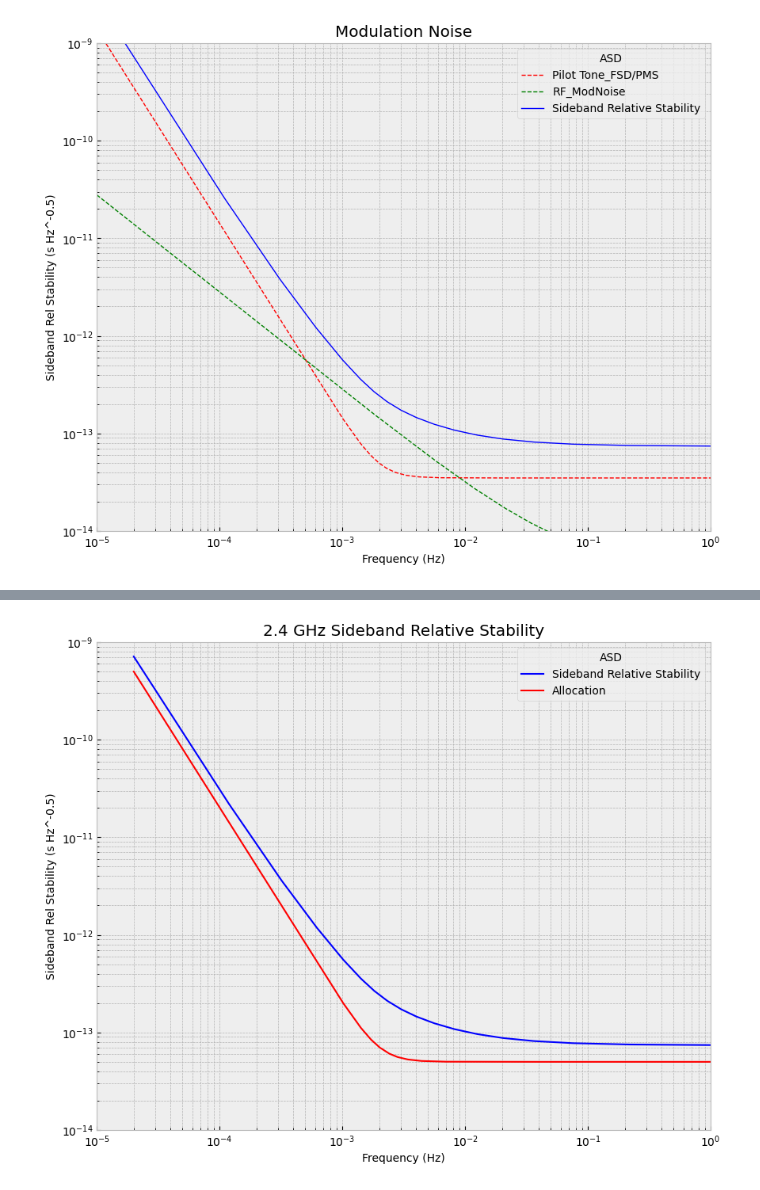
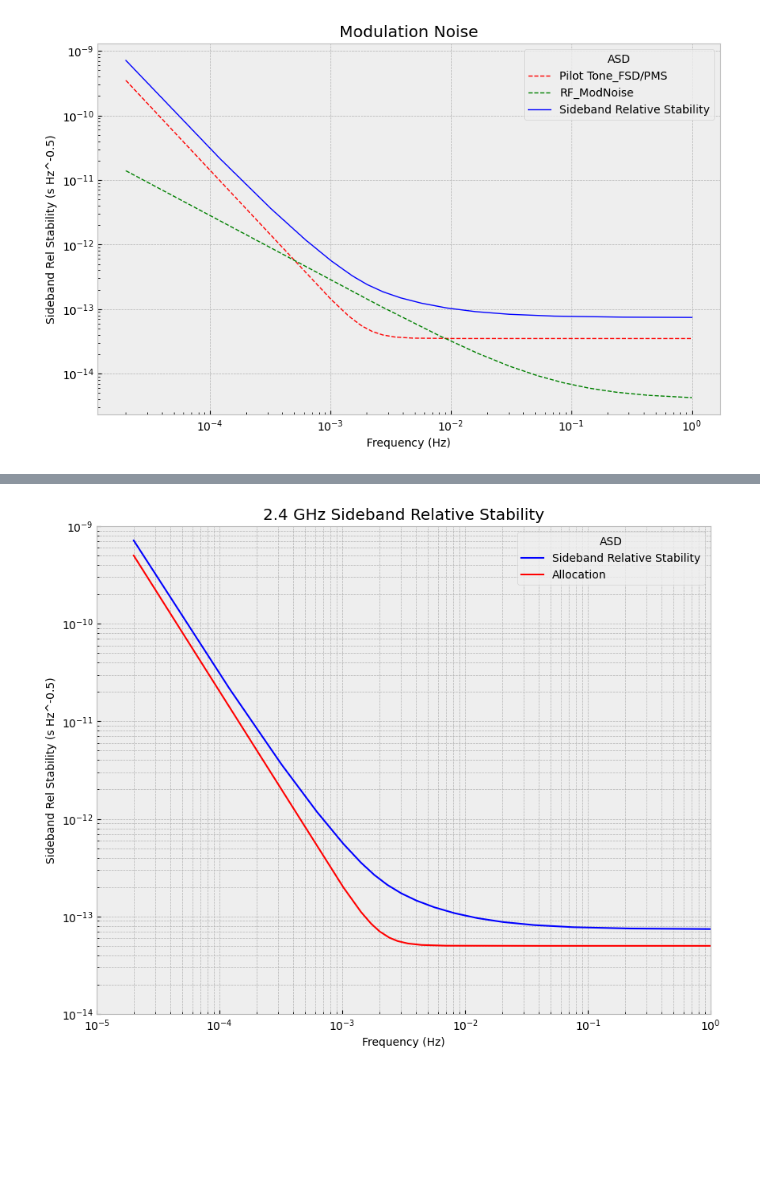
Before and after one commit to raidurgesh/RFNoise, a Jupyter notebook: RFModErr0.ipynb, the cells around one changed output, grey strips where cells are left out. Cells and saved outputs as stored; diff of their text form; code cells hidden in the pictures; blank space fills up the shorter version.

```diff
--- a/RFModErr0.ipynb
+++ b/RFModErr0.ipynb
@@ -76,18 +46,15 @@ Image(url= "https://perf-lisa.in2p3.fr/figs/e41a1d9a-0f74-4a0b-9943-746ba5eeb33f
 # %%
-plt.figure(figsize=(10,8))
+plt.figure(figsize=(10,6))
 plt.plot(freq, Timing_Stability_FDS, 'r--',label = "Pilot Tone_FSD/PMS", linewidth=1.0)
 #plt.plot(freq, Timing_Stability_PMS, 'k-',label = "Pilot Tone_PMS", linewidth=0.5)
 plt.plot(freq, RF_ModNoise, 'g--',label = "RF_ModNoise", linewidth=1.0)
 plt.plot(freq, SB_RelStability, 'b-',label = "Sideband Relative Stability", linewidth=1.0)
 plt.yscale("log")
 plt.xscale("log")
-plt.ylim(1e-14, 1e-9)
-plt.xlim(1e-5, 1)
 plt.title("Modulation Noise")
 plt.xlabel("Frequency (Hz)")
 plt.ylabel("Sideband Rel Stability (s Hz^-0.5)")
 plt.legend(title = "ASD")
-plt.grid(visible=None, which='minor', axis='both')
 plt.show()
 # %% [output]
-[figure, old version]
+[figure, new version]
```
Also changed, not shown: parts of 9 cells of this notebook.
